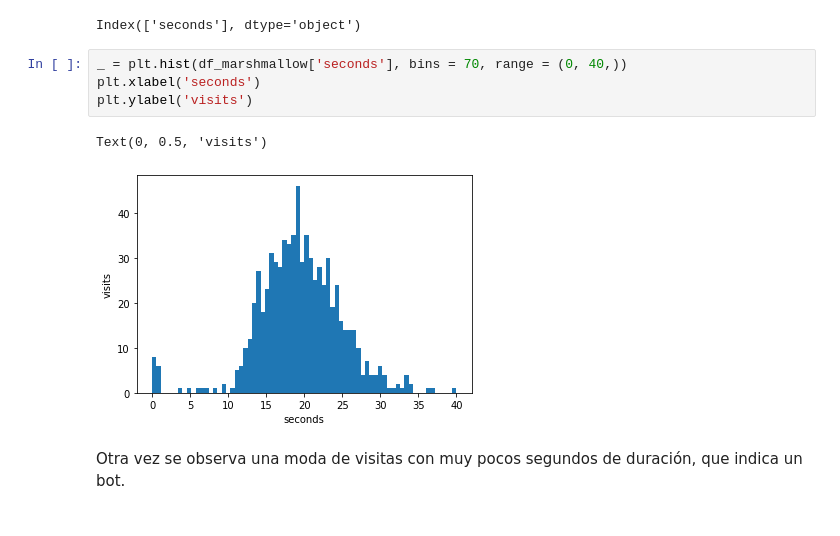
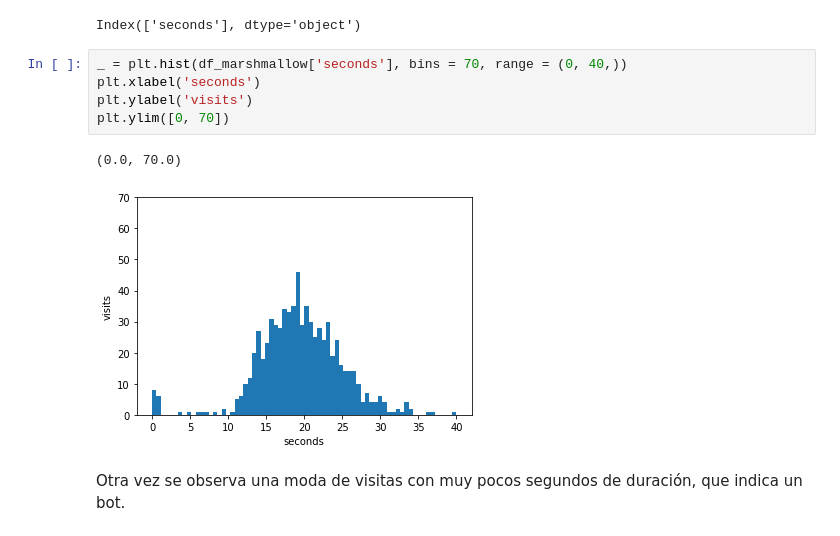
Before and after one commit to dorogoy/ejercicios, a Jupyter notebook: datos_univariados_1/univariados.ipynb, the cells around one changed output. Cells and saved outputs as stored; diff of their text form.

```diff
--- a/datos_univariados_1/univariados.ipynb
+++ b/datos_univariados_1/univariados.ipynb
@@ -79,10 +84,11 @@ Index(['seconds'], dtype='object')
 # %%
 _ = plt.hist(df_marshmallow['seconds'], bins = 70, range = (0, 40,))
 plt.xlabel('seconds')
 plt.ylabel('visits')
+plt.ylim([0, 70])
 # %% [output]
-Text(0, 0.5, 'visits')
+(0.0, 70.0)
-[figure, old version]
+[figure, new version]
 # %% [markdown]
 Otra vez se observa una moda de visitas con muy pocos segundos de duración, que indica un bot.
 # %% [markdown]
```
Also changed, not shown: parts of 19 cells of this notebook.
